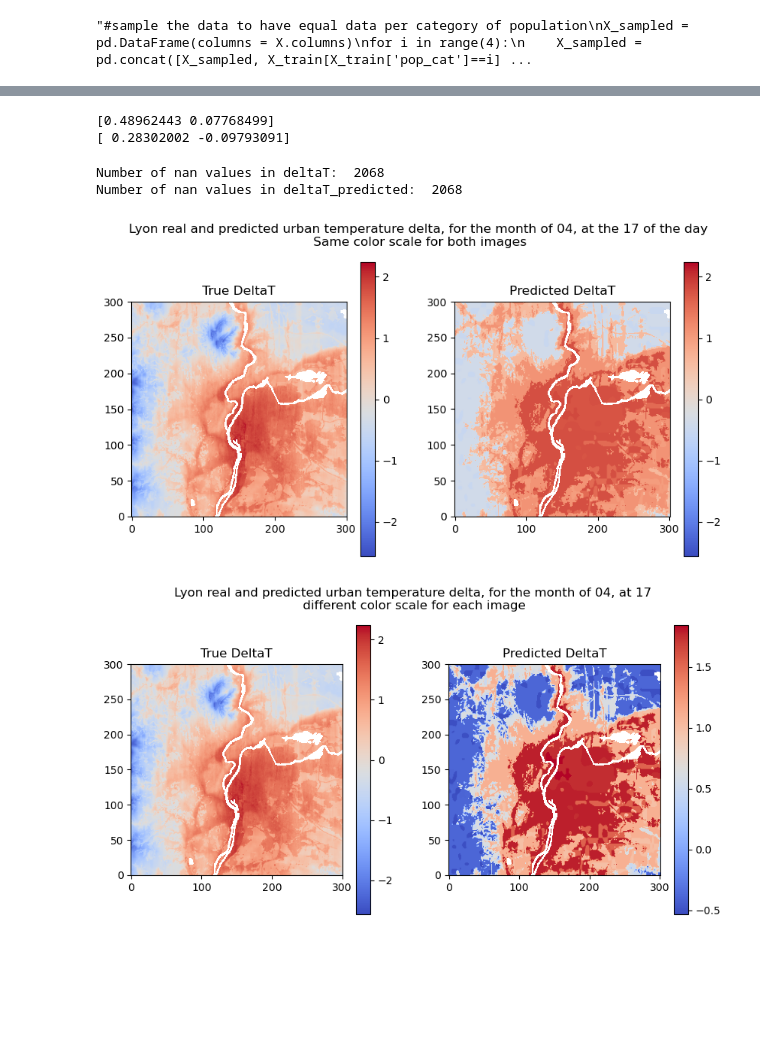
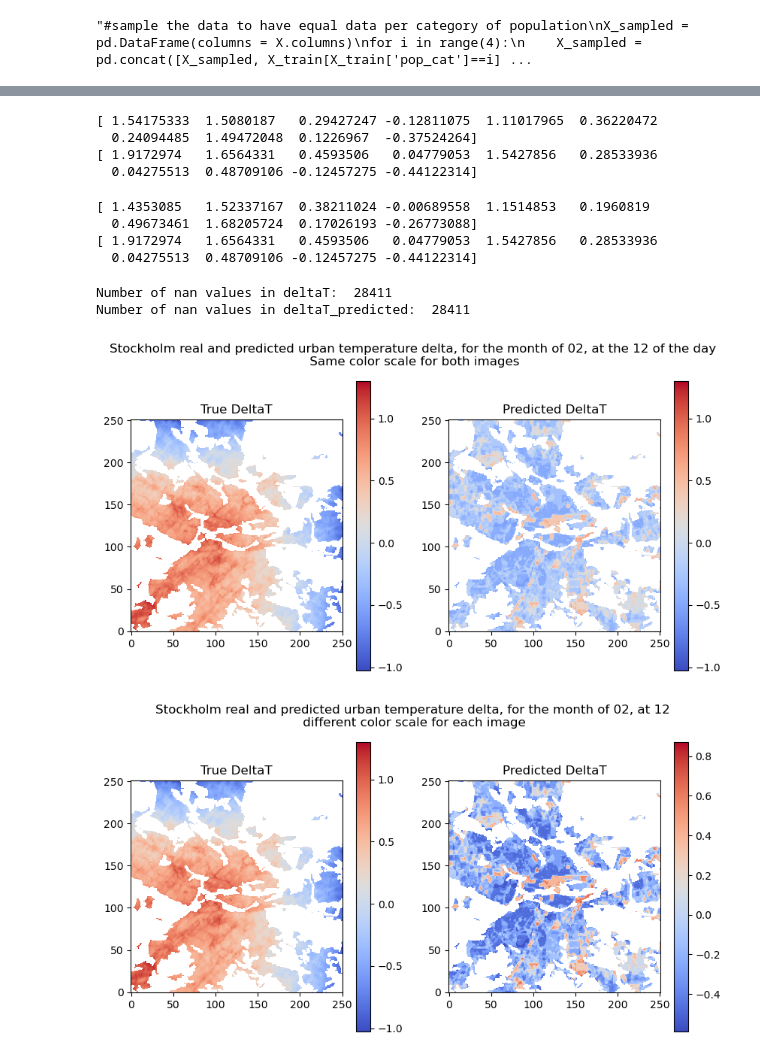
Before and after one commit to christopherogerepfl/UHI_prediction, a Jupyter notebook: task1.ipynb, the cells around one changed output, grey strips where cells are left out. Saved outputs shown, nothing was run; the diff lists cells and outputs as text; code cells hidden in the pictures; blank space fills up the shorter version.

```diff
--- a/task1.ipynb
+++ b/task1.ipynb
@@ -43,7 +42,7 @@ cities = ['Amsterdam', 'Madrid', 'Stockholm', 'Lyon', 'Vienna']
 # %%
 reload(f)
 #city_df = f.process_data(elevation, land_cover, NDVI, 40000, cities=cities)
-city_df_interp = pd.read_csv('data_cities/city_df_interp.csv')
+city_df_interp = pd.read_csv('data_cities/city_df.csv')
 #city_df.to_csv('data_cities\city_df.csv')
 # %%
 #city_df_interp = f.process_data(elevation, land_cover, NDVI, 40000, cities=cities, interpolation=True) #interpolation parameter chooses the method of upsampling
@@ -195,10 +194,10 @@ from sklearn.linear_model import LinearRegression
 from sklearn.model_selection import train_test_split
 from sklearn.metrics import mean_squared_error, r2_score
 
-city_df_test = city_df_interp[city_df_interp['city'] != 'Lyon'].sample(300000) #we choose a sample of 300000 rows to train the model, excluding Lyon
+city_df_test = city_df_interp[city_df_interp['city'] != 'Lyon'].sample(300000) #we choose a sample of 300000 datapoints to train the model, excluding Lyon
 
-X = city_df_test[['pop', 'elevation', 'land cover type', 'hum', 'wind', 'hour','month', 'NDVI', 'pop_cat', 'temp', 'latitude', 'deltaT_cat']]
-y = city_df_test['deltaT']
+X = city_df_test[city_df_test['isrural'] == 0][['pop', 'elevation', 'land cover type', 'hum', 'wind', 'hour','month', 'NDVI', 'pop_cat', 'temp', 'latitude', 'deltaT_cat']]
+y = city_df_test[city_df_test['isrural'] == 0]['deltaT']
 
 #standardize the data
 from sklearn.preprocessing import StandardScaler
@@ -208,6 +207,10 @@ X[['pop', 'elevation', 'hum', 'wind', 'NDVI', 'temp']] = scaler.fit_transform(X[
 #sample the data so that we have equal number of samples per category of deltaT
 
 X_train, X_test, y_train, y_test = train_test_split(X, y, test_size=0.2, random_state=42, stratify=X['deltaT_cat'])
+#remove deltaT_cat from the data
+X_train.drop(columns=['deltaT_cat'], inplace=True)
+X_test.drop(columns=['deltaT_cat'], inplace=True)
+
 
 
 
@@ -369,9 +371,19 @@ R2:  0.8674894672472679
 # %%
 model_final = model
-print(model_final.predict(X_test.iloc[143:145]))
-print(y_test.iloc[143:145].values)
+print(model_final.predict(X_test.iloc[140:150]))
+print(y_test.iloc[140:150].values)
 # %% [output]
-[0.48962443 0.07768499]
-[ 0.28302002 -0.09793091]
+[ 1.54175333  1.5080187   0.29427247 -0.12811075  1.11017965  0.36220472
+  0.24094485  1.49472048  0.1226967  -0.37524264]
+[ 1.9172974   1.6564331   0.4593506   0.04779053  1.5427856   0.28533936
+  0.04275513  0.48709106 -0.12457275 -0.44122314]
+# %%
+print(cv.predict(X_test.iloc[140:150]))
+print(y_test.iloc[140:150].values)
+# %% [output]
+[ 1.4353085   1.52337167  0.38211024 -0.00689558  1.1514853   0.1960819
+  0.49673461  1.68205724  0.17026193 -0.26773088]
+[ 1.9172974   1.6564331   0.4593506   0.04779053  1.5427856   0.28533936
+  0.04275513  0.48709106 -0.12457275 -0.44122314]
 # %%
 #export the model
@@ -381,9 +393,9 @@ pickle.dump(model_final, open(filename, 'wb'))
 # %%
-#visualize the prediction for a city, month and given hour (not in the training set)
-f.visualization_prediction('Lyon', 24*24+17, model_final, 4, [q1, q2, q3], cmap = 'coolwarm')
+#visualize the prediction for a city, month and given hour (in the training set)
+deltat, predictedDT = f.visualization_prediction('Stockholm', 24*12+12, cv, 2, [q1, q2, q3], cmap = 'coolwarm')
 # %% [output]
-Number of nan values in deltaT:  2068
-Number of nan values in deltaT_predicted:  2068
+Number of nan values in deltaT:  28411
+Number of nan values in deltaT_predicted:  28411
-[figure, old version]
+[figure, new version]
-[figure, old version]
+[figure, new version]
 # %%
```
Also changed, not shown: parts of 38 cells of this notebook, 2 other files.
